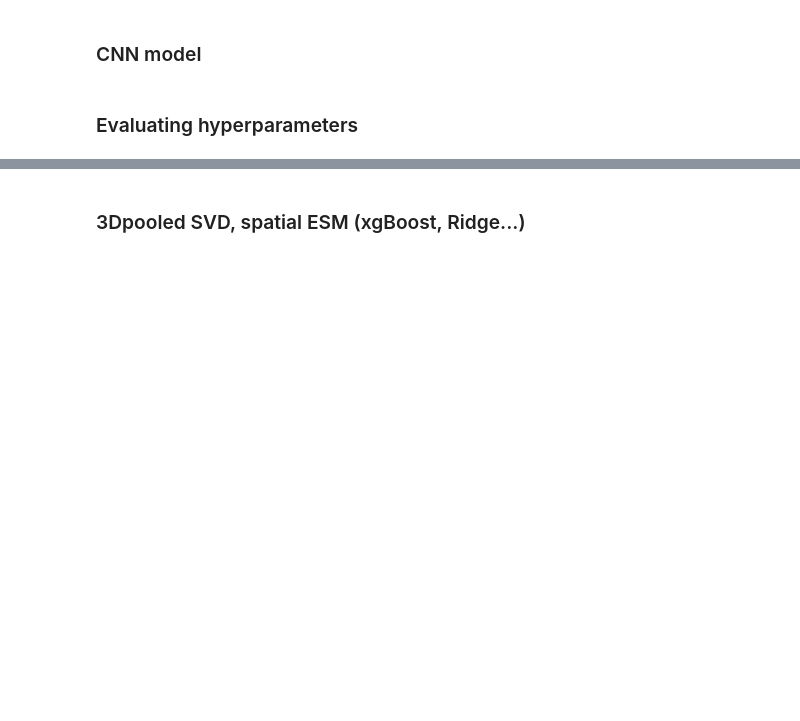
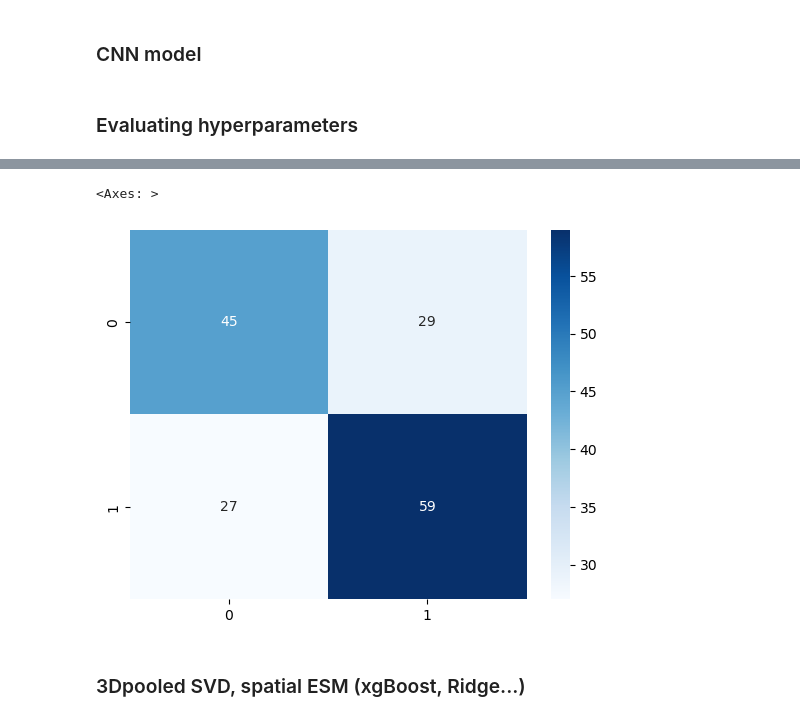
Before and after one commit to Justice-Lu/OR_learning, a Jupyter notebook: notebooks/binding_cavity/bc_spatial_encoding_models.ipynb, the cells around one changed output, grey strips where cells are left out. Drawn from its saved outputs; the diff is of its cells as text; code cells hidden in the pictures; blank space fills up the shorter version.

```diff
--- a/notebooks/binding_cavity/bc_spatial_encoding_models.ipynb
+++ b/notebooks/binding_cavity/bc_spatial_encoding_models.ipynb
@@ -413,0 +403,25 @@ for _params in os.listdir(base_dir):
+# %%
+import matplotlib.pyplot as plt
+import seaborn as sns
+from sklearn.metrics import confusion_matrix, roc_curve, roc_auc_score
+
+plot_result = results[:12]
+
+fig_roc, axes_roc = plt.subplots(figsize = (6,6))
+
+
+for i, r in enumerate(plot_result):
+
+    # Plot roc
+    val_labels_flat = np.load(os.path.join(base_dir, r['run_name'], 'val_labels.npy'))
+    val_probs_flat  = np.load(os.path.join(base_dir, r['run_name'], 'val_probs.npy'))
+
+    val_auc = roc_auc_score(val_labels_flat, val_probs_flat)
+    fpr, tpr, _ = roc_curve(val_labels_flat, val_probs_flat)
+
+    axes_roc.plot(fpr, tpr, label=f"AUC = {val_auc:.2f}", c='#D3D3D3')
+
+axes_roc.plot([0, 1], [0, 1], 'k--') # Add diagonal line
+fig_roc = pf.plt_clean_axes(fig_roc)
+fig_roc.tight_layout()
+fig_roc.show()
@@ -414,3 +504,13 @@ for _params in os.listdir(base_dir):
+# %%
+import seaborn as sns
+conf = confusion_matrix(val_labels_flat, (val_probs_flat > 0.5).astype(np.float32))
+plt.figure()
+sns.heatmap(conf, annot=True,
+            fmt='d',
+            cmap='Blues')
+# %% [output]
+<Axes: >
+[figure, added]
 # %% [markdown]
 ### 3Dpooled SVD, spatial ESM (xgBoost, Ridge...)
 # %%
```
Also changed, not shown: parts of 9 cells of this notebook, 2 other files.
